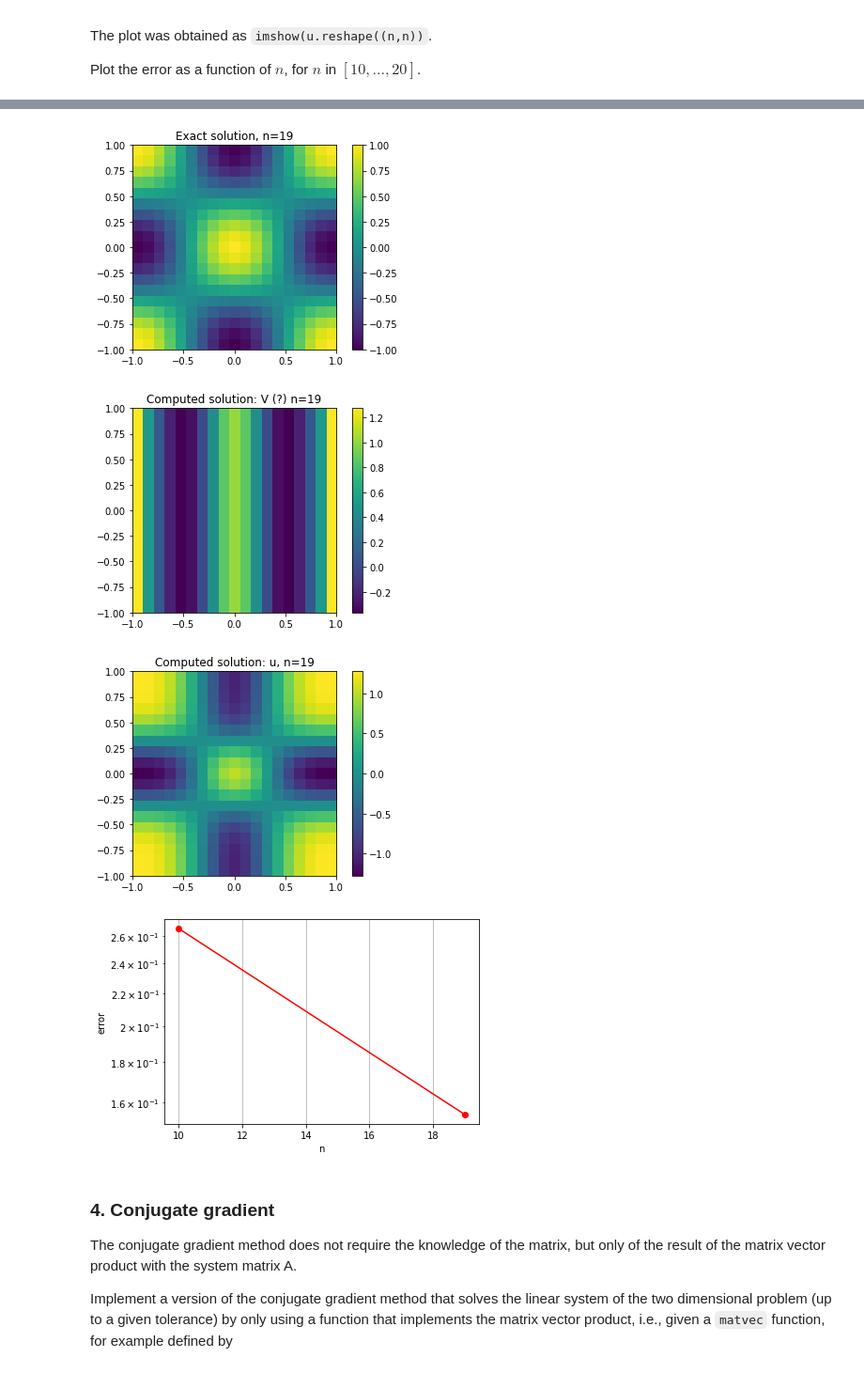
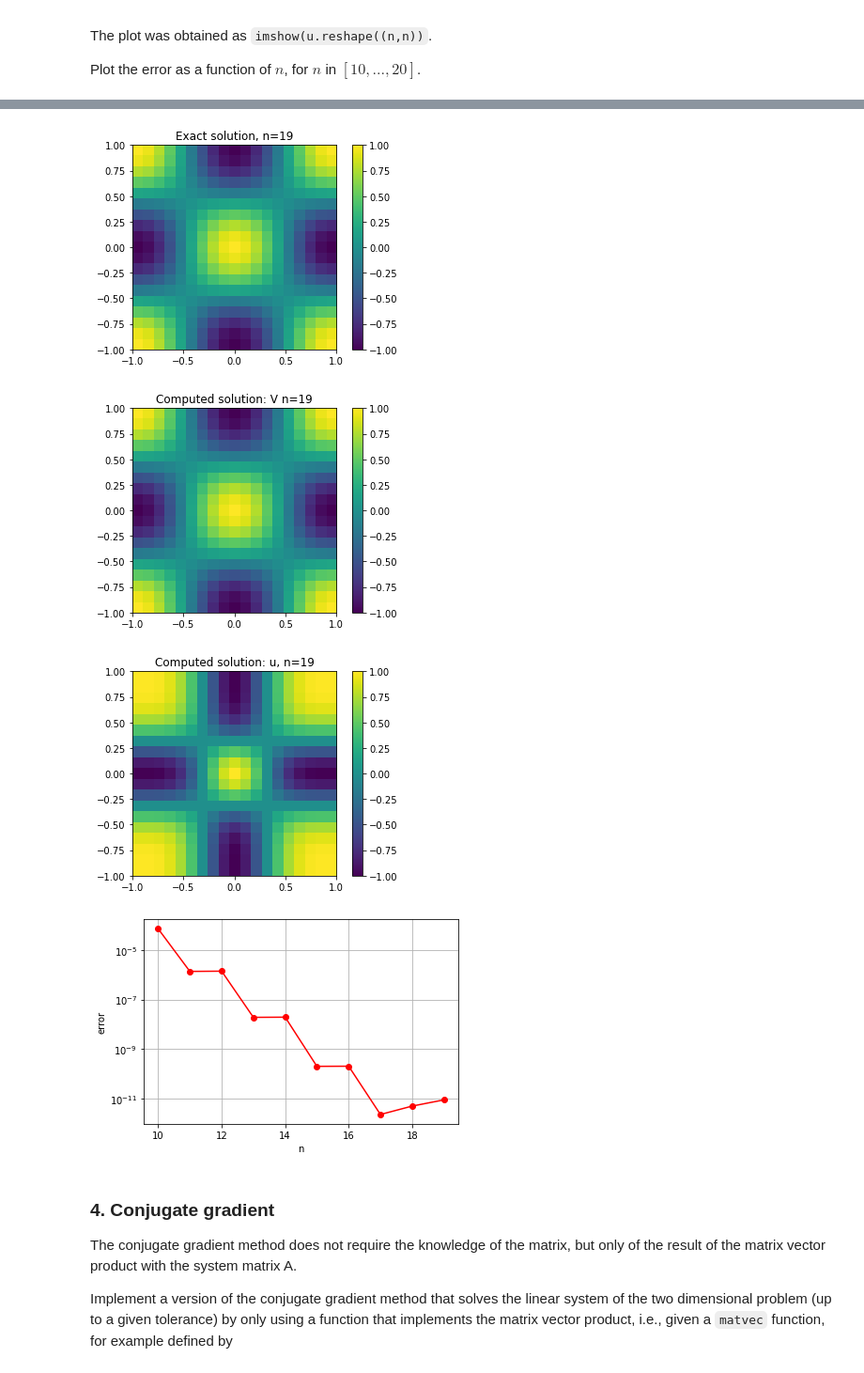
Before and after one commit to mattiamencagli/numerical-analysis-2020-2021, a Jupyter notebook: FinalProject-2020-2021.ipynb, the cells around one changed output, grey strips where cells are left out. Shown at 94% size. Drawn from its saved outputs; the diff is of its cells as text; code cells hidden in the pictures.

```diff
--- a/FinalProject-2020-2021.ipynb
+++ b/FinalProject-2020-2021.ipynb
@@ -252,4 +250,4 @@ def compute_one_dimensional_matrices(n):
     return K, M, A
 # %%
 n=6
-K, M, A = compute_one_dimensional_matrices(n)
+K, M, A = compute_one_dimensional_matrices(n, ENABLE_PLOTS=1)
@@ -269,14 +271,12 @@ Use $f$ to compute the right hand side of your problem, and solve the problem (u
 Plot the error as a function of $n$, for $n$ in $[10,...,20]$.
 # %%
 def exact_one_d(x):
-    returnfloat64[:](float64[:], float64[:])' np.cos(x*np.pi)
+    return np.cos(x*np.pi)
 
 def rhs_one_d(x):
     return ( 1 + (np.pi)**2 )*exact_one_d(x)
 
-def compute_error_one_d(n, exact, rhs):
-
-    ENABLE_PLOTS=1
+def compute_error_one_d(n, exact, rhs, ENABLE_PLOTS=0):
 
     K, M, A = compute_one_dimensional_matrices(n)
 
@@ -317,7 +317,7 @@ def compute_error_one_d(n, exact, rhs):
 error = []
 all_n = range(10,20)
 for n in all_n:
-    error.append(compute_error_one_d(n, exact_one_d, rhs_one_d))
+    error.append(compute_error_one_d(n, exact_one_d, rhs_one_d, ENABLE_PLOTS=1))
 _ = plt.figure(1)
 _ = plt.semilogy(all_n, error, 'ro-')
 _ = plt.xlabel("n")
@@ -372,9 +372,7 @@ def exact_two_d(x,y):
 def rhs_two_d(x,y):
     return (1 + 2*(np.pi)**2 )*exact_two_d(x,y)
 
-def compute_error_two_d(n, exact, rhs):
-
-    ENABLE_PLOTS=1
+def compute_error_two_d(n, exact, rhs, ENABLE_PLOTS=0):
 
     A = compute_two_dimensional_matrices(n)
 
@@ -396,15 +394,11 @@ def compute_error_two_d(n, exact, rhs):
         for j in range(len(q)):
             mat_f[i][j] = rhs(q[i],q[j])
 
-    f = (np.einsum('iq, q, qp, p, pj -> ij', B, w, mat_f, w, B)).reshape(n**2)
+    f = (np.einsum('iq, q, qp, p, jp -> ij', B, w, mat_f, w, B)).reshape(n**2)
 
     u = (np.linalg.solve(A,f)).reshape((n,n))
 
-    Vx = lambda x: sum( [ v[i](x)*u[:,i] for i in range(n) ] )
-    #Vy = lambda y: sum( [ v[i](y)*u[i,:] for i in range(n) ] )
-    V  = lambda y,x: sum( [ v[j](y)*Vx(x)[j] for j in range(n) ] )
-    #V  = lambda y,x: sum( [ Vx(x)[j]*Vy(y)[j] for j in range(n) ] )
-    #print(V(0,0))
+    V  = lambda y,x: sum( [ v[j](y)*v[i](x)*u[j,i] for i in range(n) for j in range(n) ] )
 
     error = np.sqrt(integ.dblquad(lambda y,x: (V(y,x)-exact(y,x))**2, -1, 1, -1, 1)[0])
     #error = 1
@@ -422,7 +416,7 @@ def compute_error_two_d(n, exact, rhs):
 
         _ = plt.figure(1)
         _ = plt.imshow(VV,extent=(-1, 1, -1, 1))
-        _ = plt.title("Computed solution: V (?) n=%d"%n)
+        _ = plt.title("Computed solution: V n=%d"%n)
         _ = plt.colorbar()
 
         _ = plt.figure(2)
@@ -433,10 +427,10 @@ def compute_error_two_d(n, exact, rhs):
     return error
 # %%
 error = []
-all_n = range(10,20,9)
+all_n = range(10,20)
 for n in all_n:
     print(n)
-    error.append(compute_error_two_d(n, exact_two_d, rhs_two_d))
+    error.append(compute_error_two_d(n, exact_two_d, rhs_two_d, ENABLE_PLOTS=1))
 
 #print(error)
 
@@ -450,8 +452,8 @@ _ = plt.grid()
 19
 [figure]
-[figure, old version]
+[figure, new version]
-[figure, old version]
+[figure, new version]
-[figure, old version]
+[figure, new version]
 # %% [markdown]
 ### 4. Conjugate gradient
 
```
Also changed, not shown: parts of 11 cells of this notebook.
